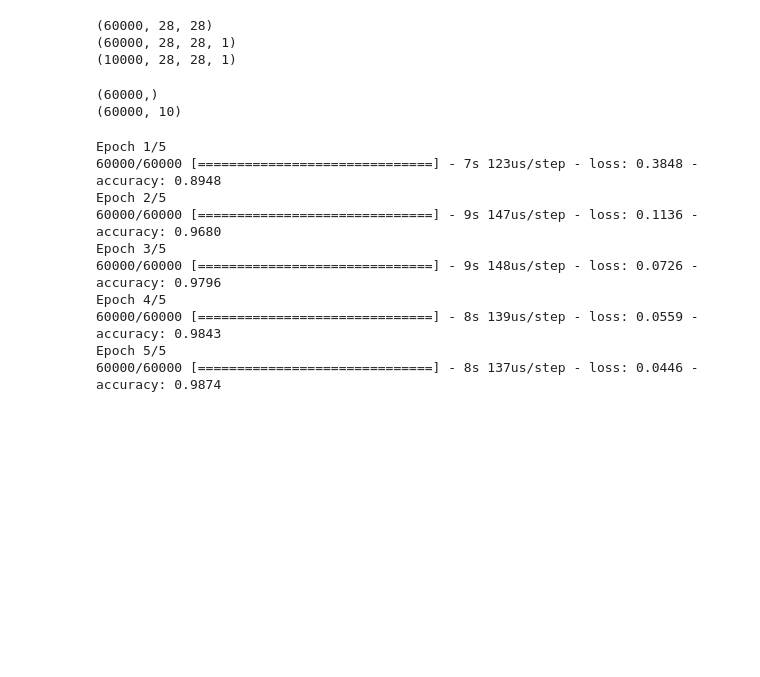
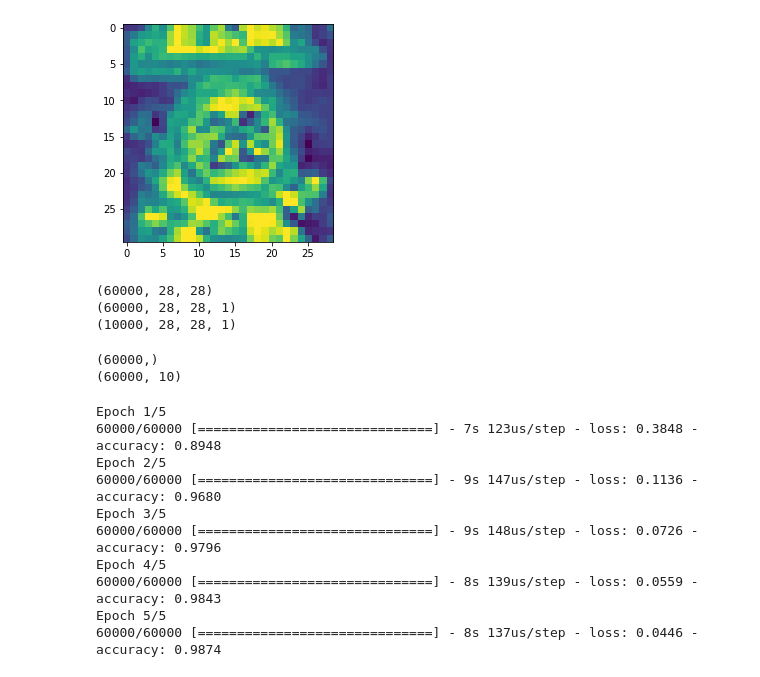
Before and after one commit to Sixaxis9/Embedded-neural-net-traffic-sign-recognition, a Jupyter notebook: CNN_Training.ipynb, the cells around one changed output. Cells and saved outputs as stored; diff of their text form; code cells hidden in the pictures; blank space fills up the shorter version.

Commit message:
Loaded image to train with in notebook, added dataset in .gitignore

```diff
--- a/CNN_Training.ipynb
+++ b/CNN_Training.ipynb
@@ -21,0 +16,15 @@ plt.imshow(X_train[3])
+# %%
+main_folder_path = "./German traffic sign dataset/GTSRB_Training"
+
+csv_content = [] # One numpy array per folder
+                 # Each numpy array x: image y: proprierties
+
+# Iterate over all subfolders
+for i in range(43):
+    train_dataset_path = main_folder_path + '/' + "{:05.0f}".format(i) + '/'
+
+    # Retrieve complete list of names from the csv files
+    f_name = train_dataset_path + "GT-" + "{:05.0f}".format(i) + ".csv"
+    csv_content.append(np.genfromtxt(f_name, delimiter=';', skip_header=1, dtype=str))
+
+print()
@@ -21,0 +33,12 @@ plt.imshow(X_train[3])
+# %%
+# Load the images with read names
+
+image = []
+image_data = []
+
+for i in range(43):
+    train_dataset_path = main_folder_path + '/' + "{:05.0f}".format(i) + '/'
+    for image_name in enumerate(csv_content[i][:,0]):
+        image_data.append(imread(train_dataset_path + image_name[1])[:,:,0])
+        print(image_name[0])
+    image.append(image_data)
@@ -22,3 +63,8 @@ plt.imshow(X_train[3])
+# %%
+plt.imshow(image[0][30])
+plt.show()
+# %% [output]
+[figure, added]
 # %%
 # Reshape training set
 print(X_train.shape)
```
Also changed, not shown: parts of 5 cells of this notebook, 2 other files.
